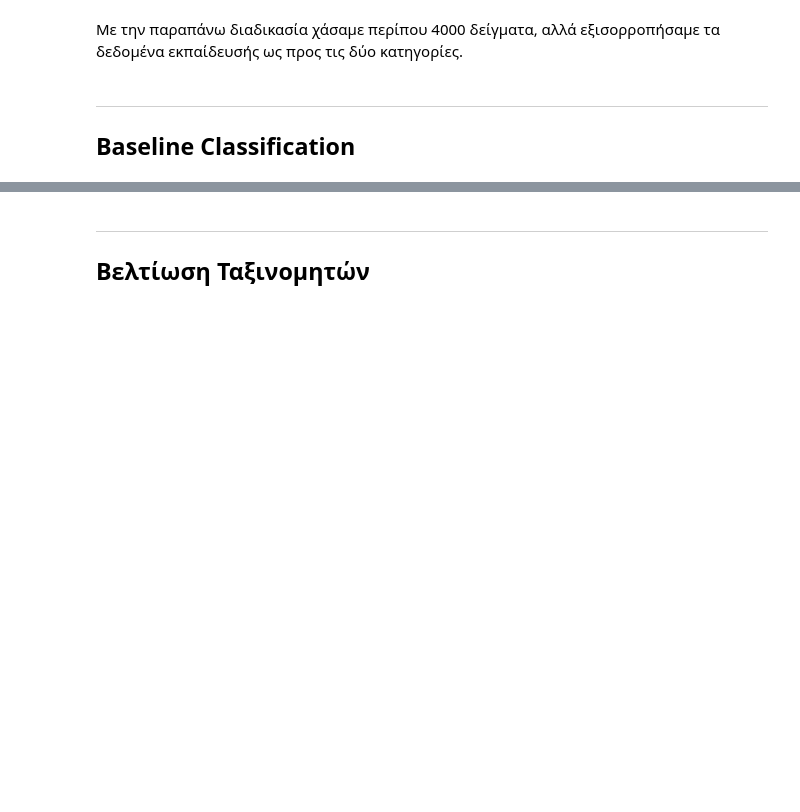
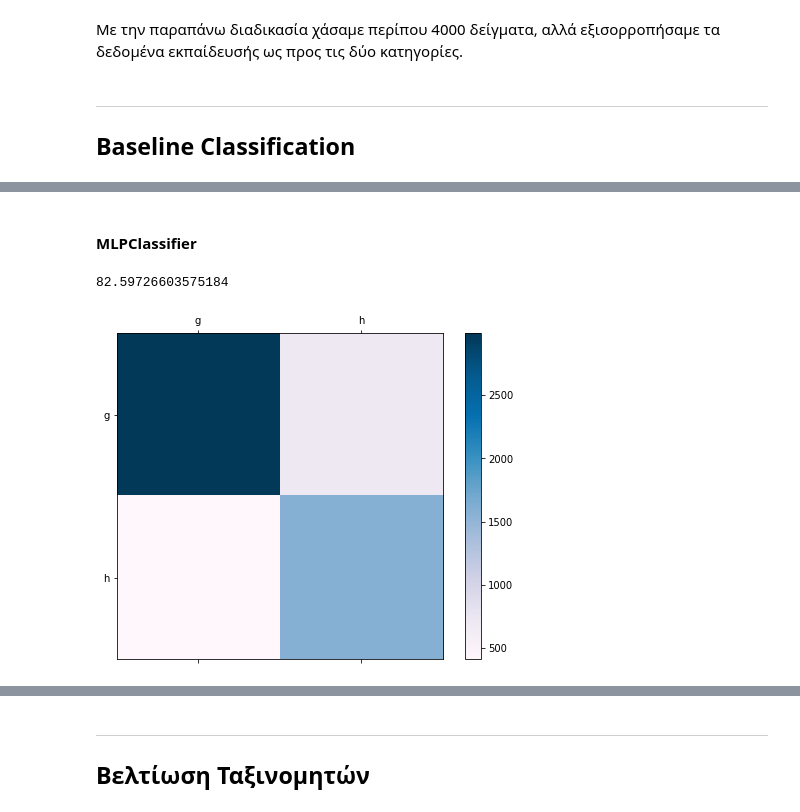
Before and after one commit to sonqo/ntua-ypsilon, a Jupyter notebook: 3_Neural_Networks_Intelligent_Systems/1_Classification/A11_B01.ipynb, the cells around one changed output, grey strips where cells are left out. Drawn from its saved outputs; the diff is of its cells as text; code cells hidden in the pictures; blank space fills up the shorter version.

```diff
--- a/3_Neural_Networks_Intelligent_Systems/1_Classification/A11_B01.ipynb
+++ b/3_Neural_Networks_Intelligent_Systems/1_Classification/A11_B01.ipynb
@@ -147,0 +318,31 @@ Counter({'g': 4687, 'h': 4687})
+# %% [markdown]
+#### MLPClassifier
+# %%
+from sklearn.neural_network import MLPClassifier
+
+mlp = MLPClassifier()
+mlp.fit(pulses_train, pulses_train_labels) # fitting on train_set
+
+pulses_predictions = mlp.predict(pulses_test) # predicting on test_set
+
+target_names = mlp.classes_.tolist() # fetch class names
+
+mlp_default = accuracy_score(pulses_test_labels, pulses_predictions) * 100
+# %%
+mlp_default
+# %% [output]
+82.59726603575184
+# %%
+matrix = confusion_matrix(pulses_test_labels, pulses_predictions)
+
+fig = plt.figure(figsize=(8,6))
+ax = fig.add_subplot(111)
+cax = ax.matshow(matrix, cmap=cm.get_cmap('PuBu'))
+fig.colorbar(cax)
+
+ax.set_xticklabels([''] + target_names)
+ax.set_yticklabels([''] + target_names)
+
+plt.show()
+# %% [output]
+[figure, added]
```
Also changed, not shown: parts of 19 cells of this notebook.
